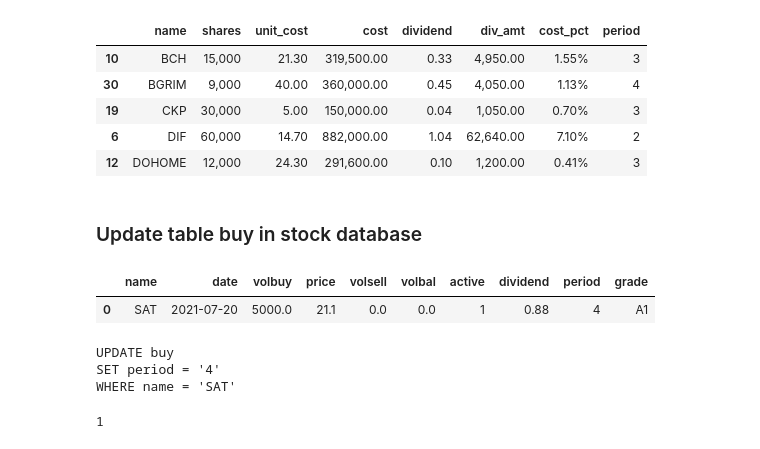
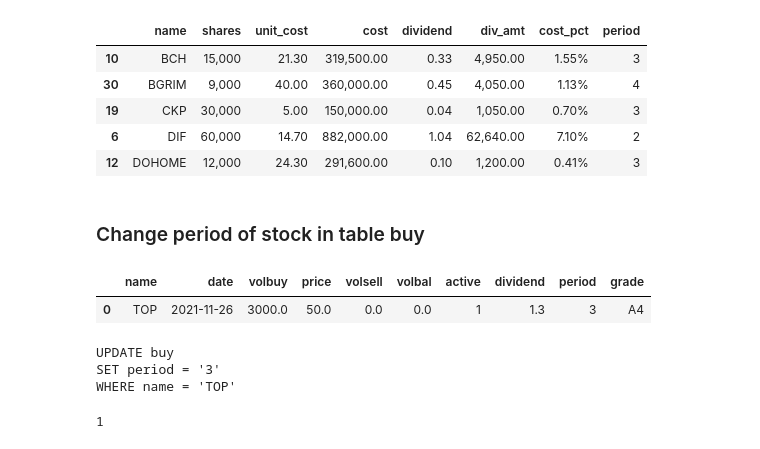
Before and after one commit to santimcs/A8, a Jupyter notebook: Ad hoc/020-Amount by Period.ipynb, the cells around one changed output. Drawn from its saved outputs; the diff is of its cells as text; code cells hidden in the pictures.

```diff
--- a/Ad hoc/020-Amount by Period.ipynb
+++ b/Ad hoc/020-Amount by Period.ipynb
@@ -80,33 +80,33 @@ df_buy.sort_values(['name'],ascending=[True]).head().style.format(format_dict)
 | 19 | CKP | 30,000 | 5.00 | 150,000.00 | 0.04 | 1,050.00 | 0.70% | 3 |
 | 6 | DIF | 60,000 | 14.70 | 882,000.00 | 1.04 | 62,640.00 | 7.10% | 2 |
 | 12 | DOHOME | 12,000 | 24.30 | 291,600.00 | 0.10 | 1,200.00 | 0.41% | 3 |
-# %% [markdown]
-### Update table buy in stock database
+# %% [markdown]
+### Change period of stock in table buy
 # %%
-name = 'SAT'
+name = 'TOP'
 sql = """
 SELECT *
 FROM buy
 WHERE name = '%s'
 """
 sql = sql % name
 df = pd.read_sql(sql, const)
 df
 # %% [output]
 |  | name | date | volbuy | price | volsell | volbal | active | dividend | period | grade |
-| 0 | SAT | 2021-07-20 | 5000.0 | 21.1 | 0.0 | 0.0 | 1 | 0.88 | 4 | A1 |
+| 0 | TOP | 2021-11-26 | 3000.0 | 50.0 | 0.0 | 0.0 | 1 | 1.3 | 3 | A4 |
 # %%
 sqlUpd = """
 UPDATE buy
-SET period = '4'
+SET period = '3'
 WHERE name = '%s'
 """
 sqlUpd = sqlUpd % name
 print(sqlUpd)
 # %% [output]
 UPDATE buy
-SET period = '4'
-WHERE name = 'SAT'
+SET period = '3'
+WHERE name = 'TOP'
 # %%
 rp = const.execute(sqlUpd)
 rp.rowcount
```
Also changed, not shown: parts of 14 cells of this notebook, 17 other files.
